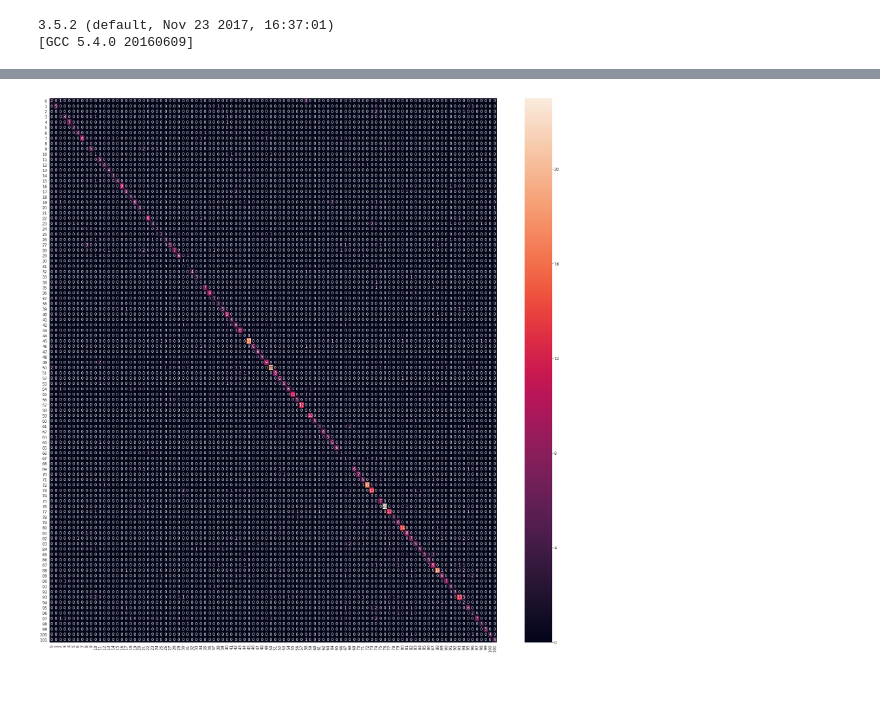
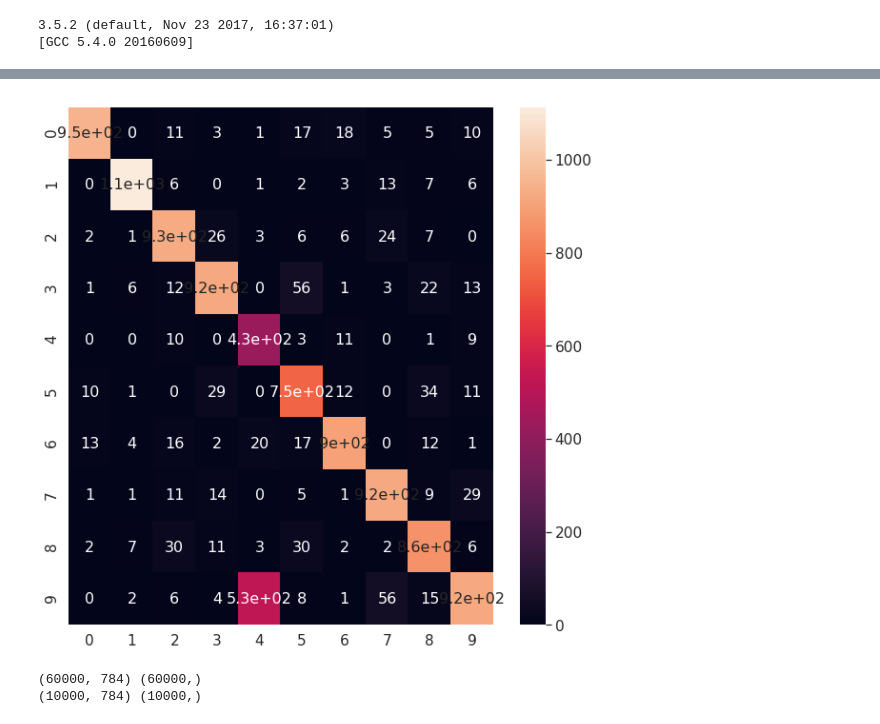
Before and after one commit to adamek727/deep_learning, a Jupyter notebook: experiment.ipynb, the cells around one changed output, grey strips where cells are left out. Saved outputs shown, nothing was run; the diff lists cells and outputs as text; code cells hidden in the pictures; blank space fills up the shorter version.

Commit message:
added fc model and mnist dataset

```diff
--- a/experiment.ipynb
+++ b/experiment.ipynb
@@ -21,6 +22,7 @@ import dataloaders.Cifar10Dataset as cd10
 import dataloaders.Cifar100Dataset as cd100
 import dataloaders.Flowers17Dataset as fl17
 import dataloaders.Flowers102Dataset as fl102
+import dataloaders.MnistDataset as mn
 
 # CUDA for PyTorch
 use_cuda = torch.cuda.is_available()
@@ -35,28 +37,31 @@ max_epochs = 100
 
 
 # Generators
-training_set = fl102.Flowers102Dataset(flower_102_folder, dataset_type='train', device=device)
-training_set.setRotation(True)
-training_set.setCrop(True)
-training_set.setFlip(True)
-training_set.setBlur(True)
-training_set.setNoise(True)
-training_set.setNormalization(True, 0.5, 0.2)
+training_set = mn.MnistDataset(mnist_folder, dataset_type='train')
+#training_set.setRotation(True)
+#training_set.setCrop(True)
+#training_set.setFlip(True)
+#training_set.setBlur(True)
+#training_set.setNoise(True)
+#training_set.setNormalization(True, 0.5, 0.2)
 training_generator = data.DataLoader(training_set, **params)
 
-validation_set = fl102.Flowers102Dataset(flower_102_folder, dataset_type='val', device=device)
-validation_set.setNormalization(True, 0.5, 0.2)
+validation_set = mn.MnistDataset(mnist_folder, dataset_type='val')
+#validation_set.setNormalization(True, 0.5, 0.2)
 validation_generator = data.DataLoader(validation_set, **params)
 
-test_set = fl102.Flowers102Dataset(flower_102_folder, dataset_type='test', device=device)
-test_set.setNormalization(True, 0.5, 0.2)
+test_set = mn.MnistDataset(mnist_folder, dataset_type='test')
+#test_set.setNormalization(True, 0.5, 0.2)
 test_generator = data.DataLoader(test_set, **params)
 # %%
 import models.CifarModel as cm
 import models.FlowerModel as fm
+import models.MnistFcModel as mm
 
 #model = cm.CifarModel('cifar_100',100)
-model = fm.FlowerModel('flower_102',102)
+#model = fm.FlowerModel('flower_102',102)
+model = mm.MnistFcModel('mnist_fc',10)
+model.float()
 model.to(device)
 
 print(model)
@@ -151,7 +143,7 @@ def trainModel(model, train_dataset_gen, val_dataset_gen, criterion, optimizer,
                         cumulated_inputs_count += inputs.shape[0]
                         cumulated_acc += sum((preds.cpu().numpy() == labels.cpu().numpy()) == True)
 
-                        if((i+1) % 50 == 0):
+                        if((i+1) % 500 == 0):
                             print(' progres: {:.2f}, loss: {:.6f}, acc: {:.2f}'.format(cumulated_inputs_count/training_set.length(), cumulated_loss/cumulated_inputs_count, cumulated_acc/cumulated_inputs_count))
 
 
@@ -212,5 +204,5 @@ def trainModel(model, train_dataset_gen, val_dataset_gen, criterion, optimizer,
 
             plt.show()
 
-trainModel(model, training_generator, validation_generator, criterion, optimizer, 1000,device)
+trainModel(model, training_generator, validation_generator, criterion, optimizer, 10,device)
 # %% [output]
@@ -220,5 +265,9 @@ KeyboardInterrupt:
 # %%
-model = fm.FlowerModel('flower_102',102)
+import numpy as np
+
+#model = fm.FlowerModel('flower_102',102)
+model = mm.MnistFcModel('mnist_fc',10)
+model.float()
 model.load_model(load_best=True)
 model.to(device)
 
@@ -226,7 +275,7 @@ print(" Testing ... ")
 cumulated_loss = 0.0
 cumulated_inputs_count = 0
 cumulated_acc = 0.0
-conf_matrix = np.zeros((102,102))
+conf_matrix = np.zeros((10,10))
 
 for i, (inputs, labels) in enumerate(test_generator,0):
     inputs, labels = inputs.to(device), labels.to(device)
@@ -251,18 +300,24 @@ print(' loss: {:.6f}, acc: {:.2f}'.format(cumulated_loss/cumulated_inputs_count,
 # %%
 import seaborn as sn
 import pandas as pd
 import matplotlib.pyplot as plt
 import numpy as np
 
 def plotConfusionMatrix(matrix):
 
     fig, ax = plt.subplots()
-    fig.set_size_inches(40,40)
+    fig.set_size_inches(10,10)
     df_cm = pd.DataFrame(matrix, range(matrix.shape[0]),
                   range(matrix.shape[1]))
     sn.set(font_scale=1.4)#for label size
     sn.heatmap(df_cm, annot=True,annot_kws={"size": 16})# font size
 
 plotConfusionMatrix(conf_matrix[:,:])
 # %% [output]
-[figure, old version]
+[figure, new version]
+# %%
+print(train_x.shape, train_y.shape)
+print(test_x.shape, test_y.shape)
+# %% [output]
+(60000, 784) (60000,)
+(10000, 784) (10000,)
```
Also changed, not shown: parts of 7 cells of this notebook, 2 other files.
